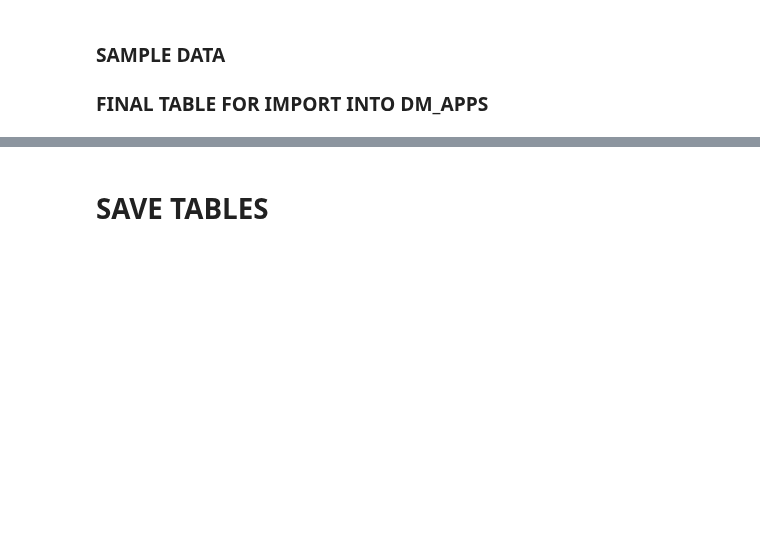
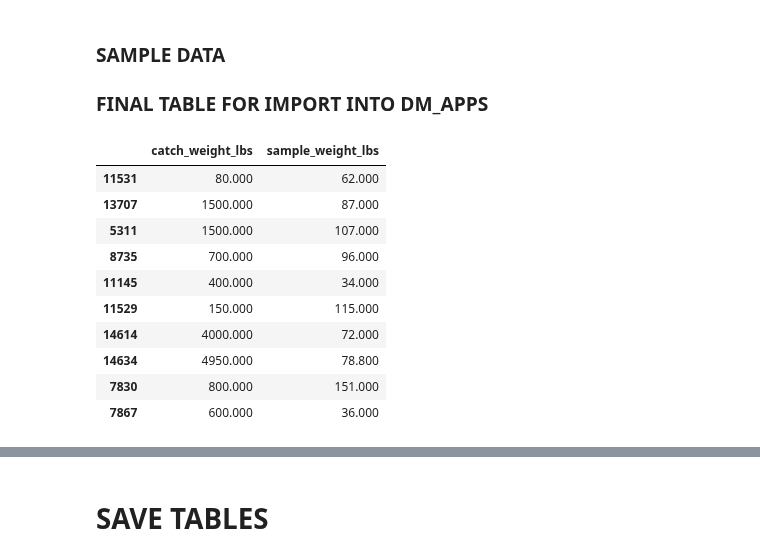
Before and after one commit to dfo-gulf-science/Gaspereau, a Jupyter notebook: 10. Cleaning and Creating Tables.ipynb, the cells around one changed output, grey strips where cells are left out. Saved outputs shown, nothing was run; the diff lists cells and outputs as text; code cells hidden in the pictures; blank space fills up the shorter version.

```diff
--- a/10. Cleaning and Creating Tables.ipynb
+++ b/10. Cleaning and Creating Tables.ipynb
@@ -676,3 +758,18 @@ gaspereau_sample = pd.merge(
     on='id',
     how='left'  # all samples
 ).drop_duplicates().reset_index(drop=True).rename(columns=rename_SD)
+# %%
+# make sure weights were imported correctly
+gaspereau_sample[gaspereau_sample.sample_weight_lbs.notna()][['catch_weight_lbs', 'sample_weight_lbs']].sample(10)
+# %% [output]
+|  | catch_weight_lbs | sample_weight_lbs |
+| 11531 | 80.000 | 62.000 |
+| 13707 | 1500.000 | 87.000 |
+| 5311 | 1500.000 | 107.000 |
+| 8735 | 700.000 | 96.000 |
+| 11145 | 400.000 | 34.000 |
+| 11529 | 150.000 | 115.000 |
+| 14614 | 4000.000 | 72.000 |
+| 14634 | 4950.000 | 78.800 |
+| 7830 | 800.000 | 151.000 |
+| 7867 | 600.000 | 36.000 |
```
Also changed, not shown: parts of 15 cells of this notebook.
